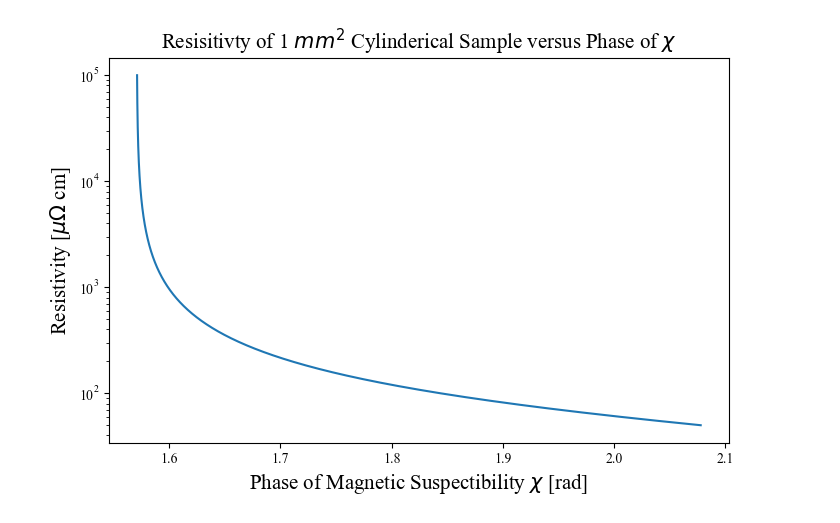
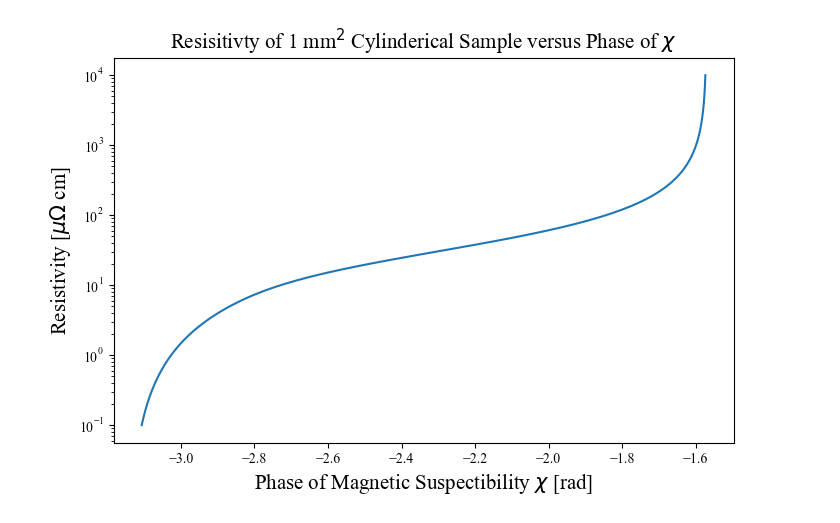
Before and after one commit to wendl198/ContactlessProbe, a Jupyter notebook: AnalysisStuff/ResistAnalysis.ipynb, the cells around one changed output. Cells and saved outputs as stored; diff of their text form; code cells hidden in the pictures.

```diff
--- a/AnalysisStuff/ResistAnalysis.ipynb
+++ b/AnalysisStuff/ResistAnalysis.ipynb
@@ -460,0 +552,30 @@ ax.legend(['Real','Imaginary','Magnitude'])
+# %%
+a = np.linspace(1e-4,1.6e-3,1000)#this is the range of radii that the probe can handle
+rhos2 = np.logspace(-7,-2,1000)
+# rhos = np.linspace(1e-9,1e-3,1000)
+best_rhos = np.zeros(len(a),dtype=np.float64)
+phases = np.zeros([len(rhos2),len(a)],dtype=np.float64)
+for j, r in enumerate(a):
+    chis = np.zeros(len(rhos2),dtype=np.complex_)
+    for i, rho in enumerate(rhos2):
+        rk =(1-1j)*r/get_skin_depth(rho)
+        chis[i] = np.angle(2/rk*jv(1,rk)/jv(0,rk)-1)
+        phases[i][j] = chis[i].real
+    best_rhos[j] = rhos2[np.argmax(abs(np.gradient(chis).real))]
+
+fig = plt.figure(constrained_layout = True)
+ax = fig.add_subplot(1, 1, 1)
+ax.plot(a*1e3,best_rhos*1e8)
+ax.set_xlabel('Sample Radius [mm]')
+ax.set_ylabel(r'Optimal Resisitance [$\mu \Omega cm$]')
+# ax.set_title(r'1 mm$^2$ Copper Triangle Cross Section')
+
+fig2 = plt.figure(constrained_layout = True)
+bx = fig2.add_subplot(1, 1, 1)
+
+p1 = bx.imshow(phases,extent=[a[0]*1e3, a[-1]*1e3, rhos2[0]*1e8, rhos2[-1]*1e8], aspect='auto',vmin=np.pi/2, vmax=np.pi,origin='lower')#,norm=colors.LogNorm(vmin=phases.min(), vmax=phases.max()))
+fig.colorbar(p1, ax=bx)
+bx.set_ylabel(r'Resistivity  [$\mu \Omega cm$]')
+bx.set_xlabel('Sample radius [mm]')
+bx.set_yscale('log')
+bx.set_title(r'1 mm$^2$ Copper Triangle Cross Section')
@@ -461,18 +654,18 @@ ax.legend(['Real','Imaginary','Magnitude'])
 # %%
 
 fig,cx = plt.subplots(1,1,figsize = (8,5))
 # bx = fig.add_subplot(2, 1, 2)
-cx.plot(abs(np.angle(chis)),rhos*1e8)
+cx.plot(np.angle(chis),rhos*1e8)
 cx.set_ylabel(r"Resistivity [$\mu \Omega$ cm]",fontsize=15)
 cx.set_xlabel(r"Phase of Magnetic Suspectibility $\chi$ [rad]",fontsize=15)
-cx.set_title(r'Resisitivty of 1 $mm^2$ Cylinderical Sample versus Phase of $\chi$',fontsize=15)
+cx.set_title(r'Resisitivty of 1 mm$^2$ Cylinderical Sample versus Phase of $\chi$',fontsize=15)
 # cx.tick_params(axis='x', labelsize=15)
 # cx.tick_params(axis='y', labelsize=15)
 # cx.set_xscale('log')
 cx.set_yscale('log')
 # cx.set_xticks(np.arange(min(abs(np.angle(chis))), max(abs(np.angle(chis))), step=0.2))
 # ax.set_xlim([min(rhos),max(rhos)])
 # ax.set_ylim([0,max(-chis.real)])
 # ax.legend(['Real','Imaginary','Magnitude'])
 # %% [output]
-[figure, old version]
+[figure, new version]
```
Also changed, not shown: parts of 14 cells of this notebook.
